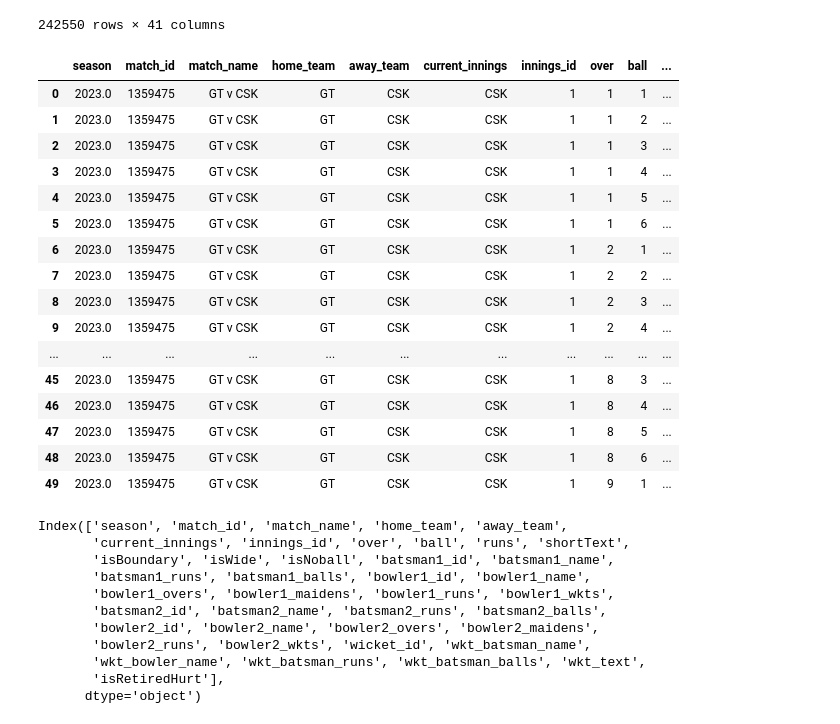
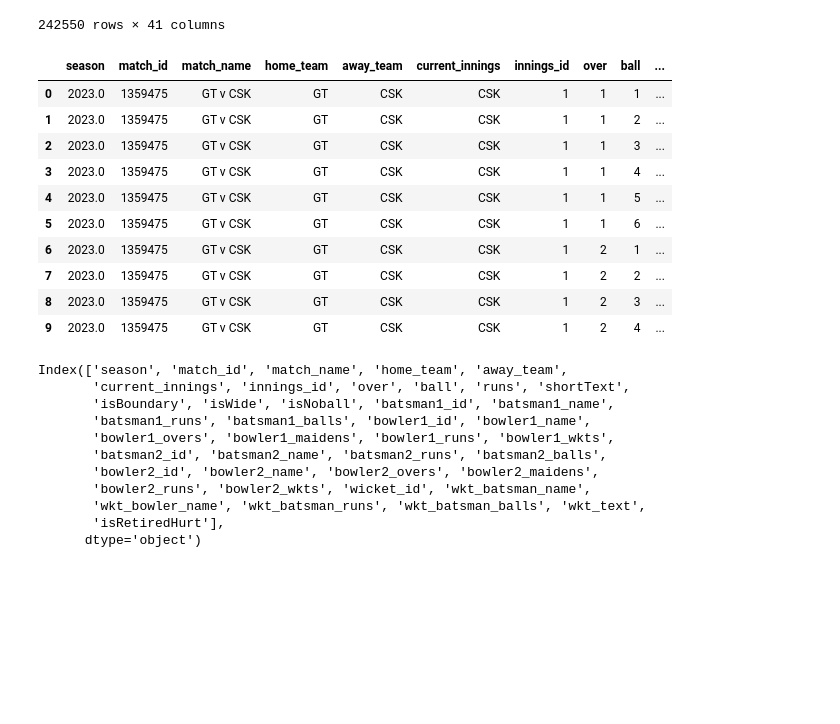
Before and after one commit to amalsalilan/IPL_Infographics_Data_Analytics_-_Data_Visualization_Infosys_Internship_Oct2024, a Jupyter notebook: eda_all_seasons_details.ipynb, the cells around one changed output. Drawn from its saved outputs; the diff is of its cells as text; code cells hidden in the pictures; blank space fills up the shorter version.

```diff
--- a/eda_all_seasons_details.ipynb
+++ b/eda_all_seasons_details.ipynb
@@ -74,25 +74,19 @@ df
 | 242549 | 2008.0 | 336040 | CSK v RR | CSK | RR | RR | 2 | 20 | 5 | ... |
 242550 rows × 41 columns
 # %%
-df.head(50)
+df.head(10)
 # %% [output]
 |  | season | match_id | match_name | home_team | away_team | current_innings | innings_id | over | ball | ... |
 | 0 | 2023.0 | 1359475 | GT v CSK | GT | CSK | CSK | 1 | 1 | 1 | ... |
 | 1 | 2023.0 | 1359475 | GT v CSK | GT | CSK | CSK | 1 | 1 | 2 | ... |
 | 2 | 2023.0 | 1359475 | GT v CSK | GT | CSK | CSK | 1 | 1 | 3 | ... |
 | 3 | 2023.0 | 1359475 | GT v CSK | GT | CSK | CSK | 1 | 1 | 4 | ... |
 | 4 | 2023.0 | 1359475 | GT v CSK | GT | CSK | CSK | 1 | 1 | 5 | ... |
 | 5 | 2023.0 | 1359475 | GT v CSK | GT | CSK | CSK | 1 | 1 | 6 | ... |
 | 6 | 2023.0 | 1359475 | GT v CSK | GT | CSK | CSK | 1 | 2 | 1 | ... |
 | 7 | 2023.0 | 1359475 | GT v CSK | GT | CSK | CSK | 1 | 2 | 2 | ... |
 | 8 | 2023.0 | 1359475 | GT v CSK | GT | CSK | CSK | 1 | 2 | 3 | ... |
 | 9 | 2023.0 | 1359475 | GT v CSK | GT | CSK | CSK | 1 | 2 | 4 | ... |
-| ... | ... | ... | ... | ... | ... | ... | ... | ... | ... | ... |
-| 45 | 2023.0 | 1359475 | GT v CSK | GT | CSK | CSK | 1 | 8 | 3 | ... |
-| 46 | 2023.0 | 1359475 | GT v CSK | GT | CSK | CSK | 1 | 8 | 4 | ... |
-| 47 | 2023.0 | 1359475 | GT v CSK | GT | CSK | CSK | 1 | 8 | 5 | ... |
-| 48 | 2023.0 | 1359475 | GT v CSK | GT | CSK | CSK | 1 | 8 | 6 | ... |
-| 49 | 2023.0 | 1359475 | GT v CSK | GT | CSK | CSK | 1 | 9 | 1 | ... |
 # %%
 df.columns
 # %% [output]
```
Also changed, not shown: parts of 55 cells of this notebook.
